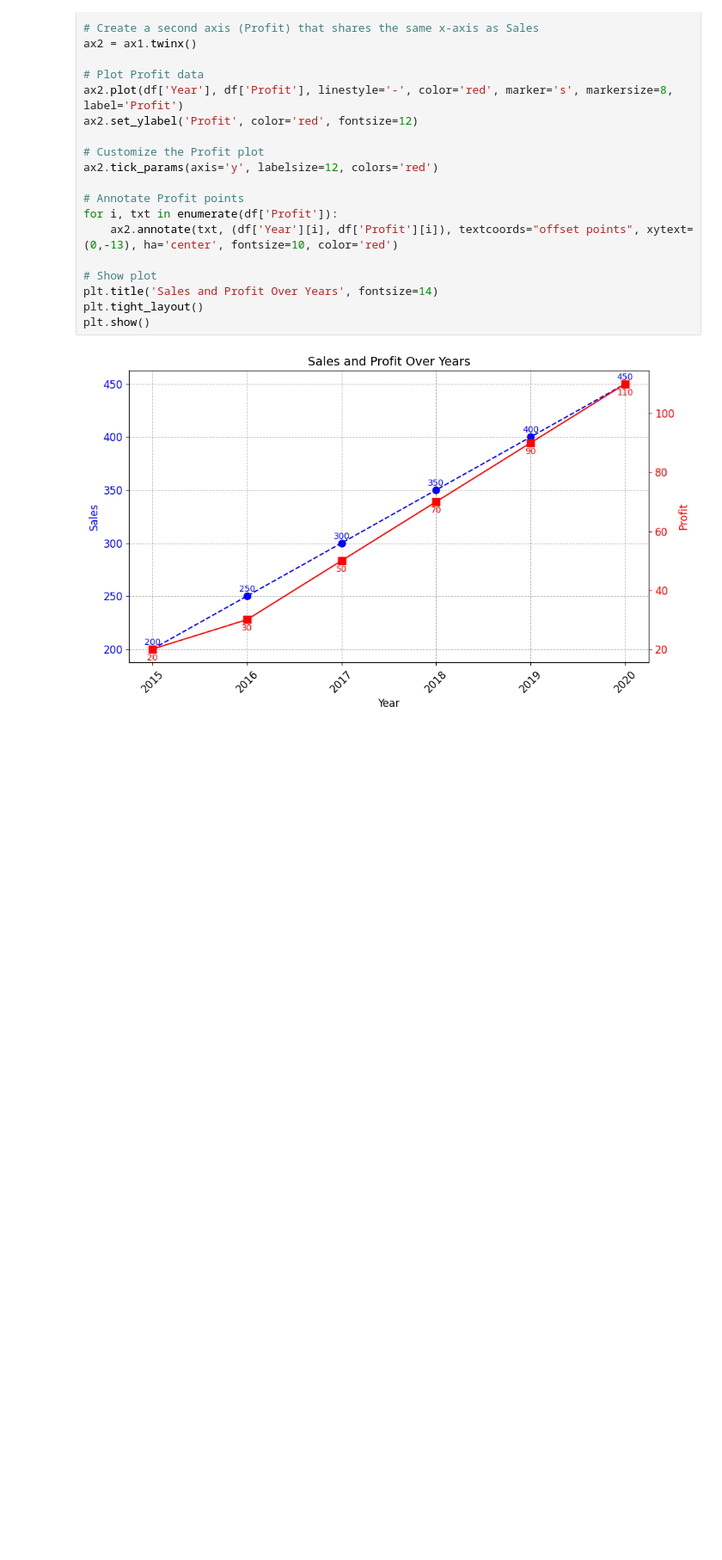
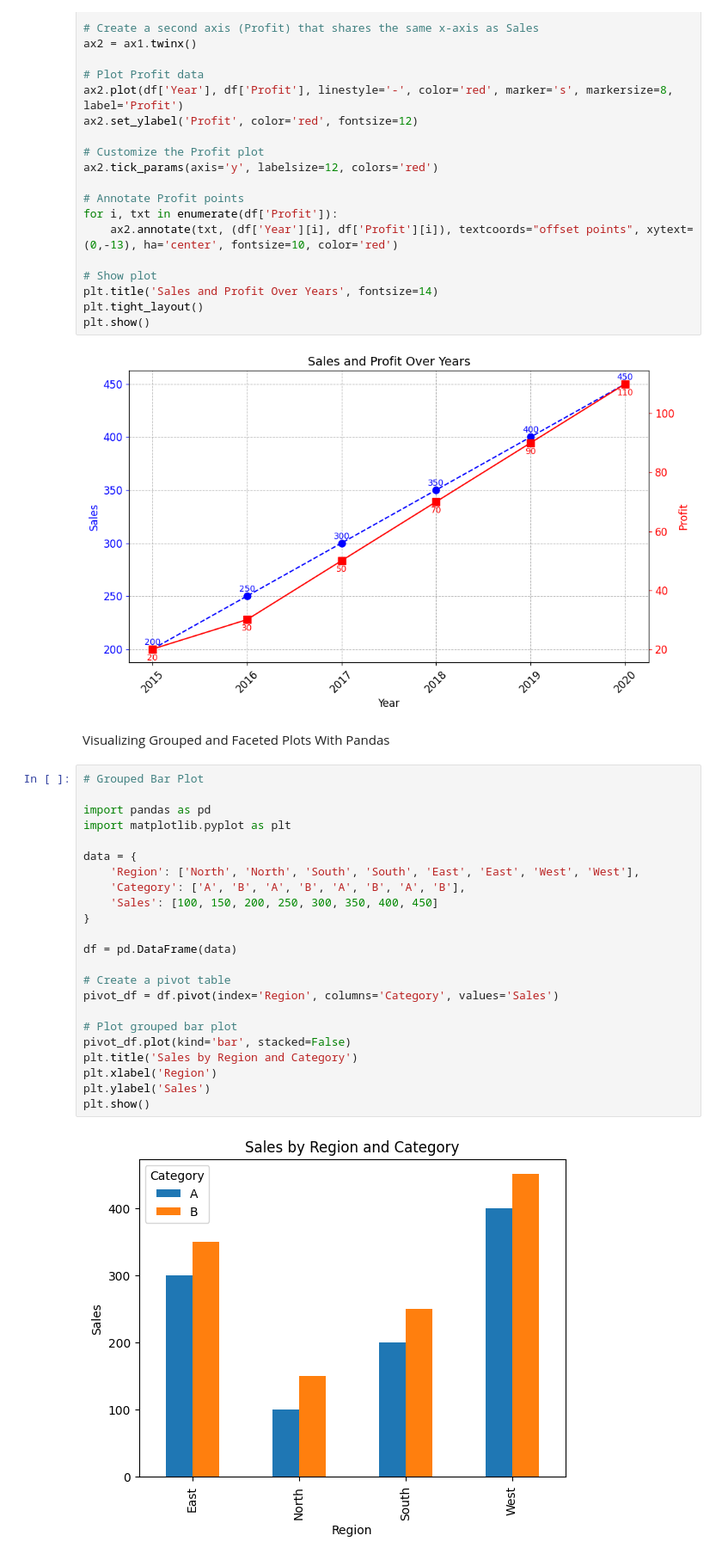
Before and after one commit to Hansaka2001/Data-Analysis-and-Visualization, a Jupyter notebook: pandas/code.ipynb, the cells around one changed output. Shown at 86% size. Saved outputs shown, nothing was run; the diff lists cells and outputs as text; blank space fills up the shorter version.

Commit message:
Grouped and Faceted Plots

```diff
--- a/pandas/code.ipynb
+++ b/pandas/code.ipynb
@@ -409,3 +409,30 @@ plt.tight_layout()
 plt.show()
 # %% [output]
 [figure]
+# %% [markdown]
+Visualizing Grouped and Faceted Plots With Pandas
+# %%
+# Grouped Bar Plot
+
+import pandas as pd
+import matplotlib.pyplot as plt
+
+data = {
+    'Region': ['North', 'North', 'South', 'South', 'East', 'East', 'West', 'West'],
+    'Category': ['A', 'B', 'A', 'B', 'A', 'B', 'A', 'B'],
+    'Sales': [100, 150, 200, 250, 300, 350, 400, 450]
+}
+
+df = pd.DataFrame(data)
+
+# Create a pivot table
+pivot_df = df.pivot(index='Region', columns='Category', values='Sales')
+
+# Plot grouped bar plot
+pivot_df.plot(kind='bar', stacked=False)
+plt.title('Sales by Region and Category')
+plt.xlabel('Region')
+plt.ylabel('Sales')
+plt.show()
+# %% [output]
+[figure, added]
```
Also changed, not shown: parts of 1 cell of this notebook.
